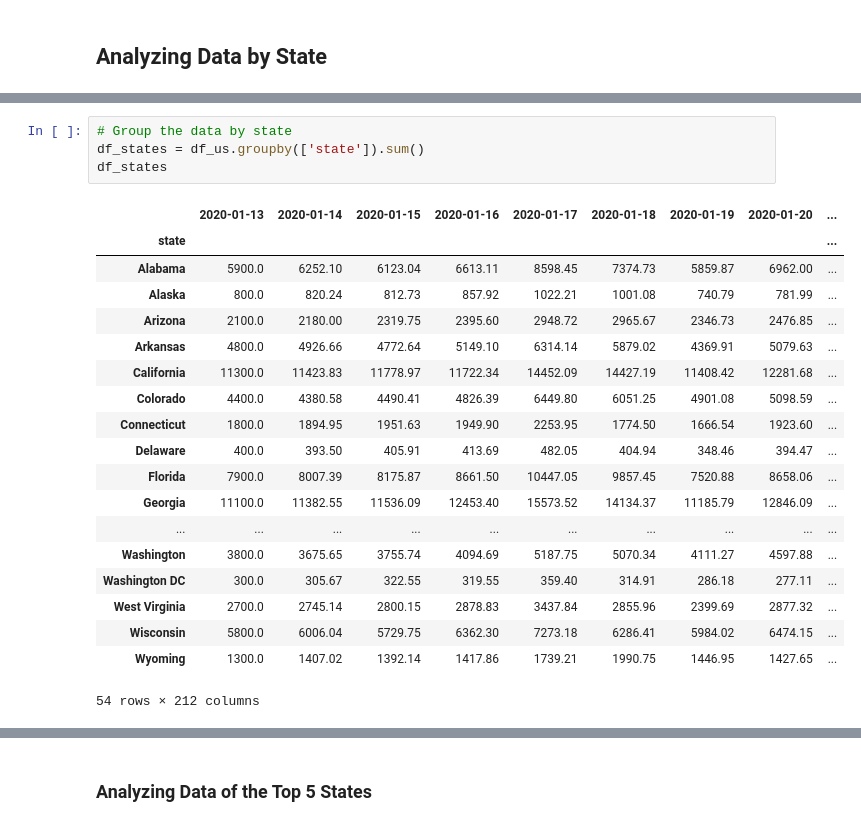
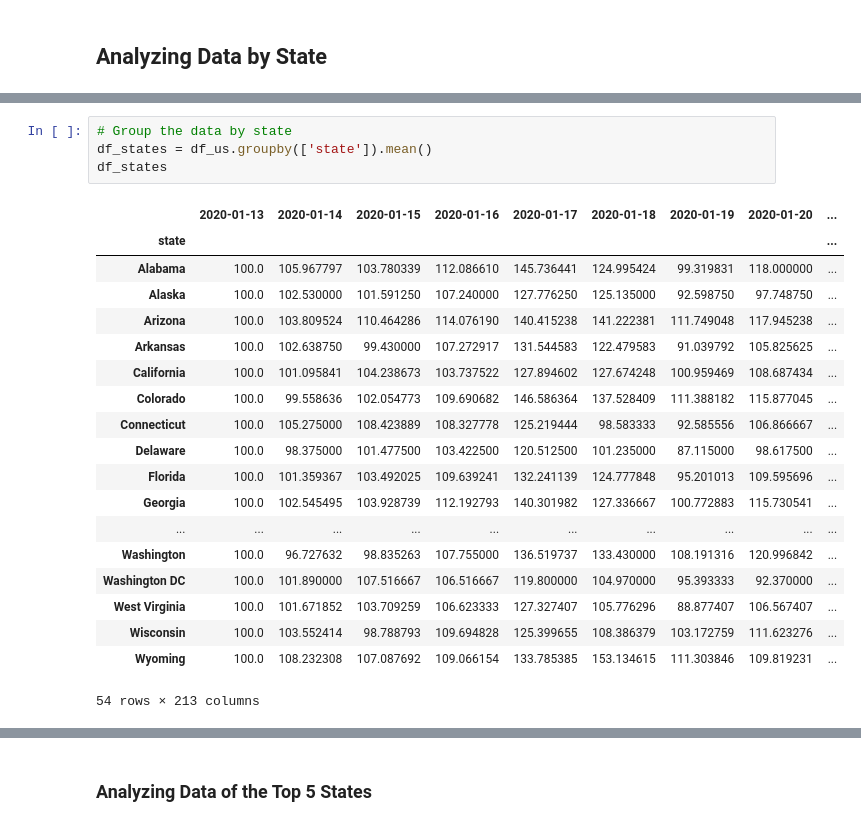
Before and after one commit to LisaHarrison08/Project_G4, a Jupyter notebook: Apple Mobility/Apple_Mobility.ipynb, the cells around one changed output, grey strips where cells are left out. Saved outputs shown, nothing was run; the diff lists cells and outputs as text.

```diff
--- a/Apple Mobility/Apple_Mobility.ipynb
+++ b/Apple Mobility/Apple_Mobility.ipynb
@@ -214,27 +235,27 @@ df_us.head()
 # %%
 # Group the data by state
-df_states = df_us.groupby(['state']).sum()
+df_states = df_us.groupby(['state']).mean()
 df_states
 # %% [output]
 |  | 2020-01-13 | 2020-01-14 | 2020-01-15 | 2020-01-16 | 2020-01-17 | 2020-01-18 | 2020-01-19 | 2020-01-20 | ... |
 | state |  |  |  |  |  |  |  |  | ... |
-| Alabama | 5900.0 | 6252.10 | 6123.04 | 6613.11 | 8598.45 | 7374.73 | 5859.87 | 6962.00 | ... |
-| Alaska | 800.0 | 820.24 | 812.73 | 857.92 | 1022.21 | 1001.08 | 740.79 | 781.99 | ... |
-| Arizona | 2100.0 | 2180.00 | 2319.75 | 2395.60 | 2948.72 | 2965.67 | 2346.73 | 2476.85 | ... |
-| Arkansas | 4800.0 | 4926.66 | 4772.64 | 5149.10 | 6314.14 | 5879.02 | 4369.91 | 5079.63 | ... |
-| California | 11300.0 | 11423.83 | 11778.97 | 11722.34 | 14452.09 | 14427.19 | 11408.42 | 12281.68 | ... |
-| Colorado | 4400.0 | 4380.58 | 4490.41 | 4826.39 | 6449.80 | 6051.25 | 4901.08 | 5098.59 | ... |
-| Connecticut | 1800.0 | 1894.95 | 1951.63 | 1949.90 | 2253.95 | 1774.50 | 1666.54 | 1923.60 | ... |
-| Delaware | 400.0 | 393.50 | 405.91 | 413.69 | 482.05 | 404.94 | 348.46 | 394.47 | ... |
-| Florida | 7900.0 | 8007.39 | 8175.87 | 8661.50 | 10447.05 | 9857.45 | 7520.88 | 8658.06 | ... |
-| Georgia | 11100.0 | 11382.55 | 11536.09 | 12453.40 | 15573.52 | 14134.37 | 11185.79 | 12846.09 | ... |
+| Alabama | 100.0 | 105.967797 | 103.780339 | 112.086610 | 145.736441 | 124.995424 | 99.319831 | 118.000000 | ... |
+| Alaska | 100.0 | 102.530000 | 101.591250 | 107.240000 | 127.776250 | 125.135000 | 92.598750 | 97.748750 | ... |
+| Arizona | 100.0 | 103.809524 | 110.464286 | 114.076190 | 140.415238 | 141.222381 | 111.749048 | 117.945238 | ... |
+| Arkansas | 100.0 | 102.638750 | 99.430000 | 107.272917 | 131.544583 | 122.479583 | 91.039792 | 105.825625 | ... |
+| California | 100.0 | 101.095841 | 104.238673 | 103.737522 | 127.894602 | 127.674248 | 100.959469 | 108.687434 | ... |
+| Colorado | 100.0 | 99.558636 | 102.054773 | 109.690682 | 146.586364 | 137.528409 | 111.388182 | 115.877045 | ... |
+| Connecticut | 100.0 | 105.275000 | 108.423889 | 108.327778 | 125.219444 | 98.583333 | 92.585556 | 106.866667 | ... |
+| Delaware | 100.0 | 98.375000 | 101.477500 | 103.422500 | 120.512500 | 101.235000 | 87.115000 | 98.617500 | ... |
+| Florida | 100.0 | 101.359367 | 103.492025 | 109.639241 | 132.241139 | 124.777848 | 95.201013 | 109.595696 | ... |
+| Georgia | 100.0 | 102.545495 | 103.928739 | 112.192793 | 140.301982 | 127.336667 | 100.772883 | 115.730541 | ... |
 | ... | ... | ... | ... | ... | ... | ... | ... | ... | ... |
-| Washington | 3800.0 | 3675.65 | 3755.74 | 4094.69 | 5187.75 | 5070.34 | 4111.27 | 4597.88 | ... |
-| Washington DC | 300.0 | 305.67 | 322.55 | 319.55 | 359.40 | 314.91 | 286.18 | 277.11 | ... |
-| West Virginia | 2700.0 | 2745.14 | 2800.15 | 2878.83 | 3437.84 | 2855.96 | 2399.69 | 2877.32 | ... |
-| Wisconsin | 5800.0 | 6006.04 | 5729.75 | 6362.30 | 7273.18 | 6286.41 | 5984.02 | 6474.15 | ... |
-| Wyoming | 1300.0 | 1407.02 | 1392.14 | 1417.86 | 1739.21 | 1990.75 | 1446.95 | 1427.65 | ... |
+| Washington | 100.0 | 96.727632 | 98.835263 | 107.755000 | 136.519737 | 133.430000 | 108.191316 | 120.996842 | ... |
+| Washington DC | 100.0 | 101.890000 | 107.516667 | 106.516667 | 119.800000 | 104.970000 | 95.393333 | 92.370000 | ... |
+| West Virginia | 100.0 | 101.671852 | 103.709259 | 106.623333 | 127.327407 | 105.776296 | 88.877407 | 106.567407 | ... |
+| Wisconsin | 100.0 | 103.552414 | 98.788793 | 109.694828 | 125.399655 | 108.386379 | 103.172759 | 111.623276 | ... |
+| Wyoming | 100.0 | 108.232308 | 107.087692 | 109.066154 | 133.785385 | 153.134615 | 111.303846 | 109.819231 | ... |
-54 rows × 212 columns
+54 rows × 213 columns
 # %%
 # Use the tranpose function to transpose the data so that dates become rows
 df_states_t = df_states.T
```
Also changed, not shown: parts of 17 cells of this notebook, 5 other files.
